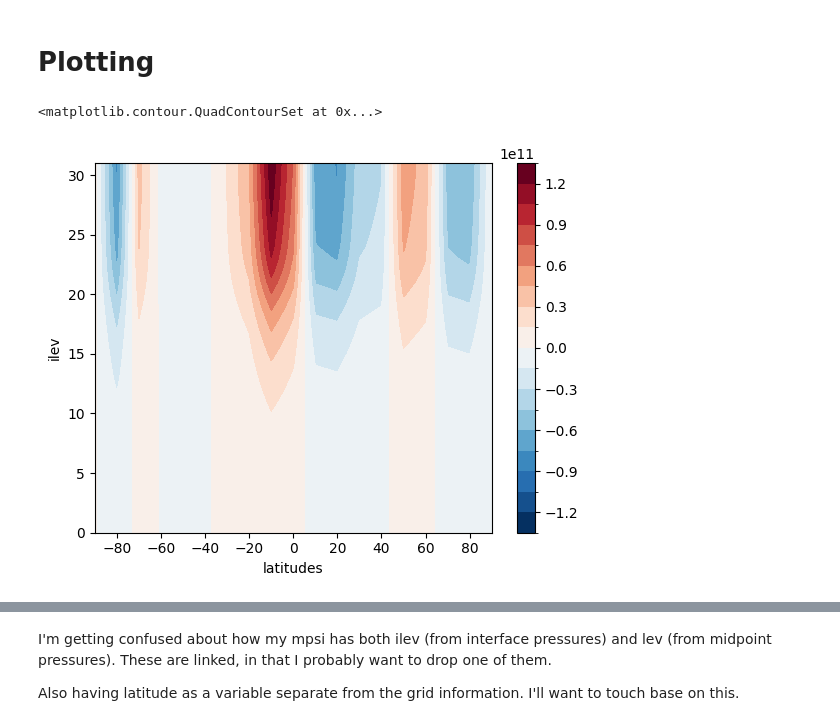
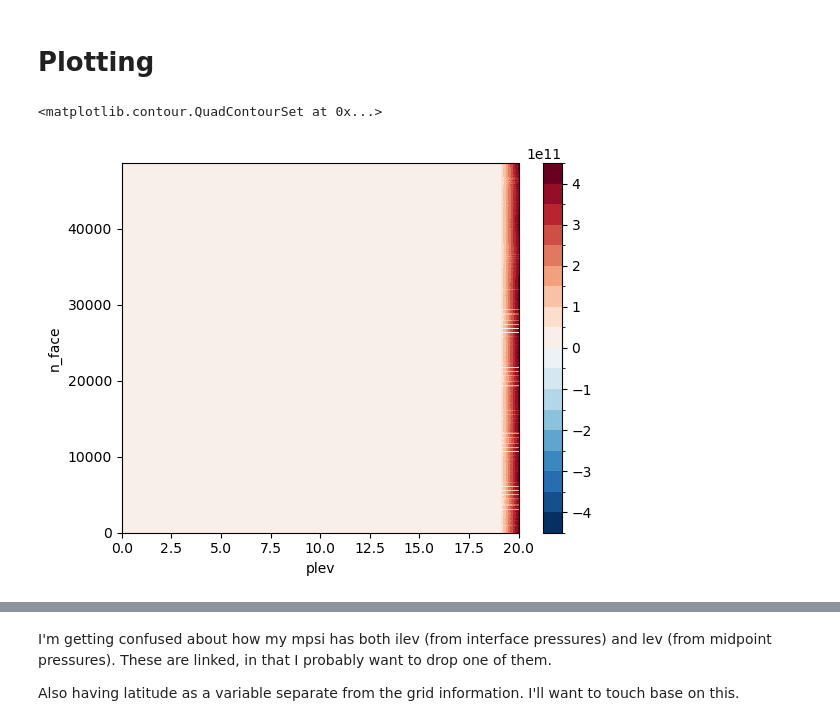
Before and after one commit to NCAR/geocat-scratch, a Jupyter notebook: uxarray_zonal_mpsi/zonal_mpsi_2.ipynb, the cells around one changed output, grey strips where cells are left out. Saved outputs shown, nothing was run; the diff lists cells and outputs as text; code cells hidden in the pictures.

Commit message:
plot

```diff
--- a/uxarray_zonal_mpsi/zonal_mpsi_2.ipynb
+++ b/uxarray_zonal_mpsi/zonal_mpsi_2.ipynb
@@ -200,4 +193,6 @@ array([4, 4, 4, ..., 4, 4, 4])
 Attributes: (1)
 source_grid_spec :
 Scrip
+# %%
+dp = gc.meteorology.delta_pressure(v_zonal.plev, uxds.PS)
 # %% [markdown]
@@ -205,6 +201,0 @@ Taking over 5 minutes to run? Seems way slower than my original method and mask
-# %%
-# Calculate dp from pressure interfaces
-#dp = pi_zonal.isel(ilev=slice(1, None)) - pi_zonal.isel(ilev=slice(None, -1))
-
-# i don't like that I am pulling from uxda and uxds
-dp = gc.meteorology.delta_pressure(uxda.plev, uxds.PS)
@@ -241,0 +251,11 @@ Dimensions without coordinates: n_face, time, lev, ilev
+# %%
+# Easier if I make dp a DataArray again?
+dp_da = xr.DataArray(
+    dp,
+    dims=["time", "n_face", "plev"],
+    name="delta_pressure"
+)
+#dp_da
+
+dp_ux = ux.UxDataArray(dp_da, uxgrid=uxda.uxgrid)
+dp_ux
@@ -241,0 +278,3 @@ Dimensions without coordinates: n_face, time, lev, ilev
+# %%
+mpsi = dp_da * scaling_factor
+mpsi
@@ -243,7 +298,8 @@ Dimensions without coordinates: n_face, time, lev, ilev
 # Plotting
 # %%
 # Select a single n_face (e.g., the first one) for plotting
-mpsi.isel(n_face=0, time=0, lev=20).plot.contourf(x='latitudes', y='ilev', levels=20, add_colorbar=True)
+# Use plev as the vertical axis and plot against its values
+mpsi.isel(time=0).plot.contourf(x='plev', levels=20, add_colorbar=True)
 # %% [output]
 <matplotlib.contour.QuadContourSet at 0x...>
-[figure, old version]
+[figure, new version]
```
Also changed, not shown: parts of 14 cells of this notebook.
